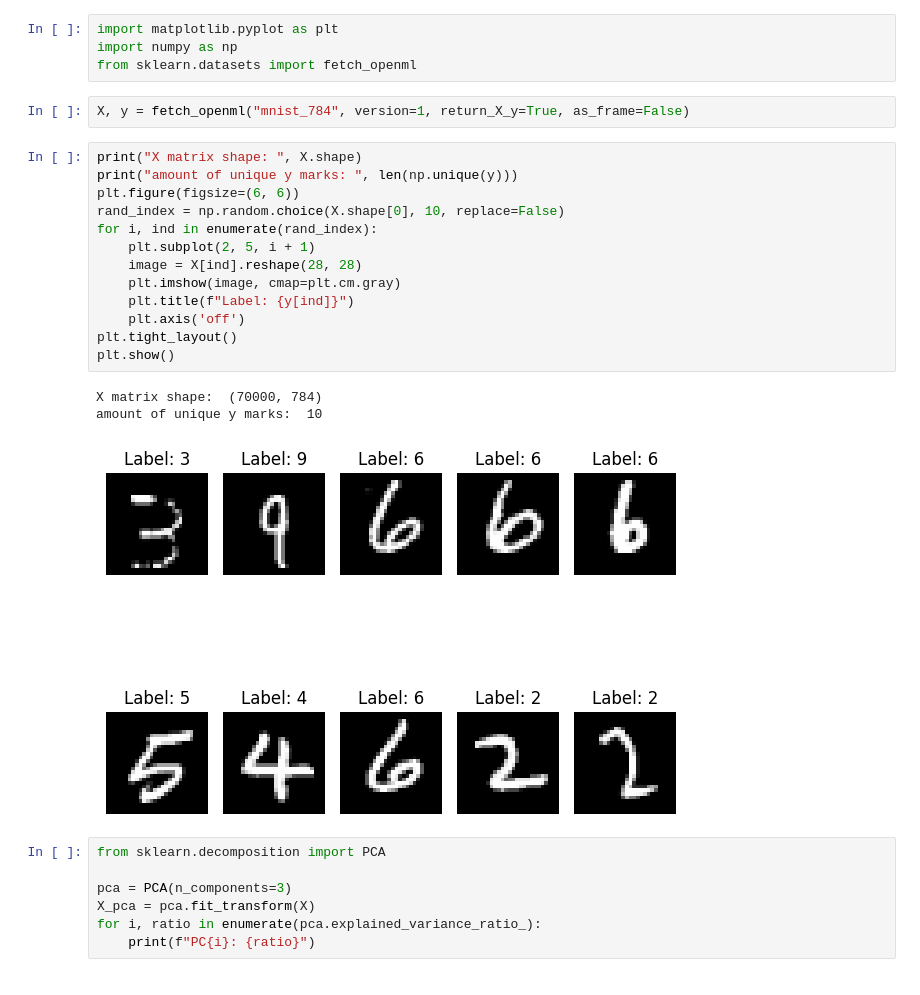
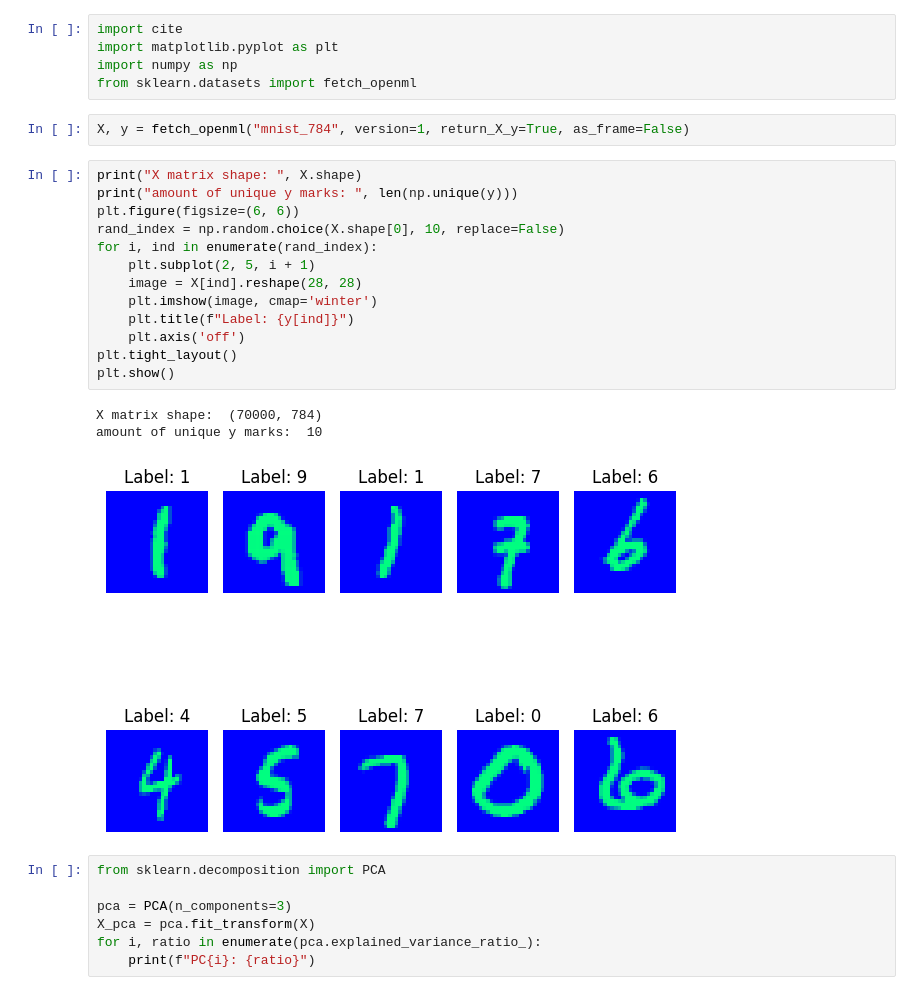
Before and after one commit to knasts/DM_labs, a Jupyter notebook: lab1DM.ipynb, the cells around one changed output. Cells and saved outputs as stored; diff of their text form.

```diff
--- a/lab1DM.ipynb
+++ b/lab1DM.ipynb
@@ -1,4 +1,5 @@
 # %%
+import cite
 import matplotlib.pyplot as plt
 import numpy as np
 from sklearn.datasets import fetch_openml
@@ -7,20 +8,20 @@ X, y = fetch_openml("mnist_784", version=1, return_X_y=True, as_frame=False)
 # %%
 print("X matrix shape: ", X.shape)
 print("amount of unique y marks: ", len(np.unique(y)))
 plt.figure(figsize=(6, 6))
 rand_index = np.random.choice(X.shape[0], 10, replace=False)
 for i, ind in enumerate(rand_index):
     plt.subplot(2, 5, i + 1)
     image = X[ind].reshape(28, 28)
-    plt.imshow(image, cmap=plt.cm.gray)
+    plt.imshow(image, cmap='winter')
     plt.title(f"Label: {y[ind]}")
     plt.axis('off')
 plt.tight_layout()
 plt.show()
 # %% [output]
 X matrix shape:  (70000, 784)
 amount of unique y marks:  10
-[figure, old version]
+[figure, new version]
 # %%
 from sklearn.decomposition import PCA
 
```
Also changed, not shown: parts of 3 cells of this notebook, 1 other file.
